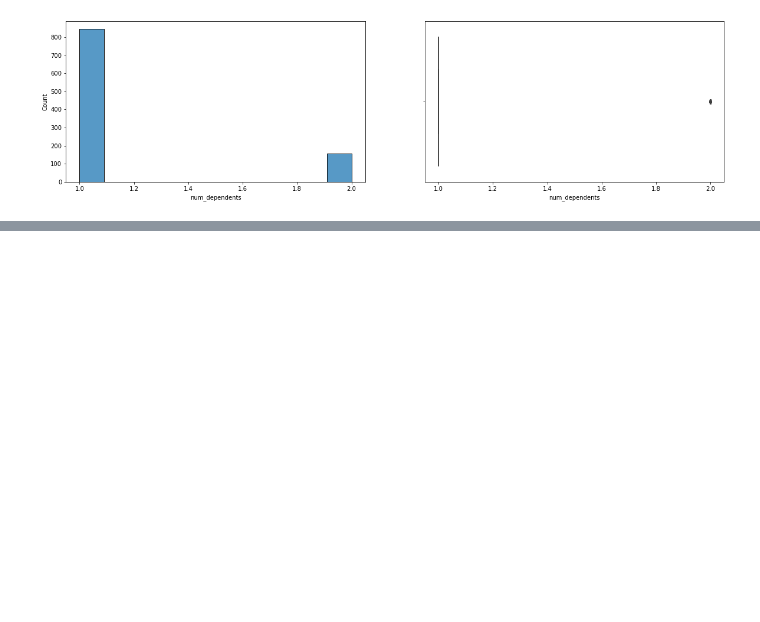
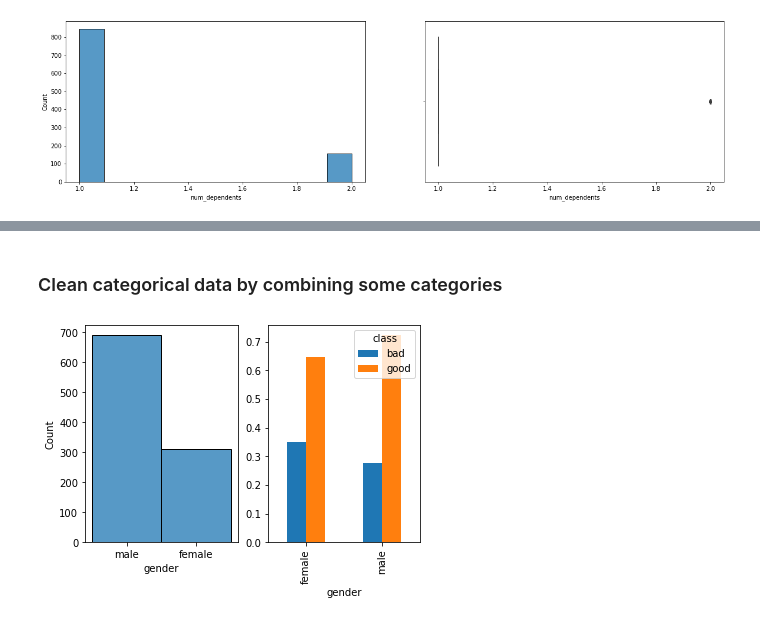
Before and after one commit to vjohnson22/credit_card_risk, a Jupyter notebook: credit_risk_analysis.ipynb, the cells around one changed output, grey strips where cells are left out. Saved outputs shown, nothing was run; the diff lists cells and outputs as text; code cells hidden in the pictures; blank space fills up the shorter version.

Commit message:
cleaning cat data

```diff
--- a/credit_risk_analysis.ipynb
+++ b/credit_risk_analysis.ipynb
@@ -495,0 +420,2 @@ cat_transformer = Pipeline(steps =[
+# %% [markdown]
+### Clean categorical data by combining some categories
@@ -495,0 +426,14 @@ cat_transformer = Pipeline(steps =[
+# %%
+def comparison_hist_and_bar_chart(df, feature):
+    fig, (ax1, ax2) = plt.subplots(1, 2, )
+    sns.histplot(df[feature], ax= ax1)
+    pd.crosstab(df[feature], y['class'], normalize= 'index').plot(kind='bar', ax = ax2)
+    plt.show()
+# %%
+## replacing personal_status with gender. FIGURE OUT HOW TO FIND REPLACE STUFF W DICTIONARIES
+
+X_categories_combined['gender']= X_categories_combined['personal_status'].apply(lambda x: 'female' if x.split(' ')[0] == 'female' else 'male' )
+# %%
+comparison_hist_and_bar_chart(X_categories_combined, 'gender')
+# %% [output]
+[figure, added]
```
Also changed, not shown: parts of 43 cells of this notebook.
